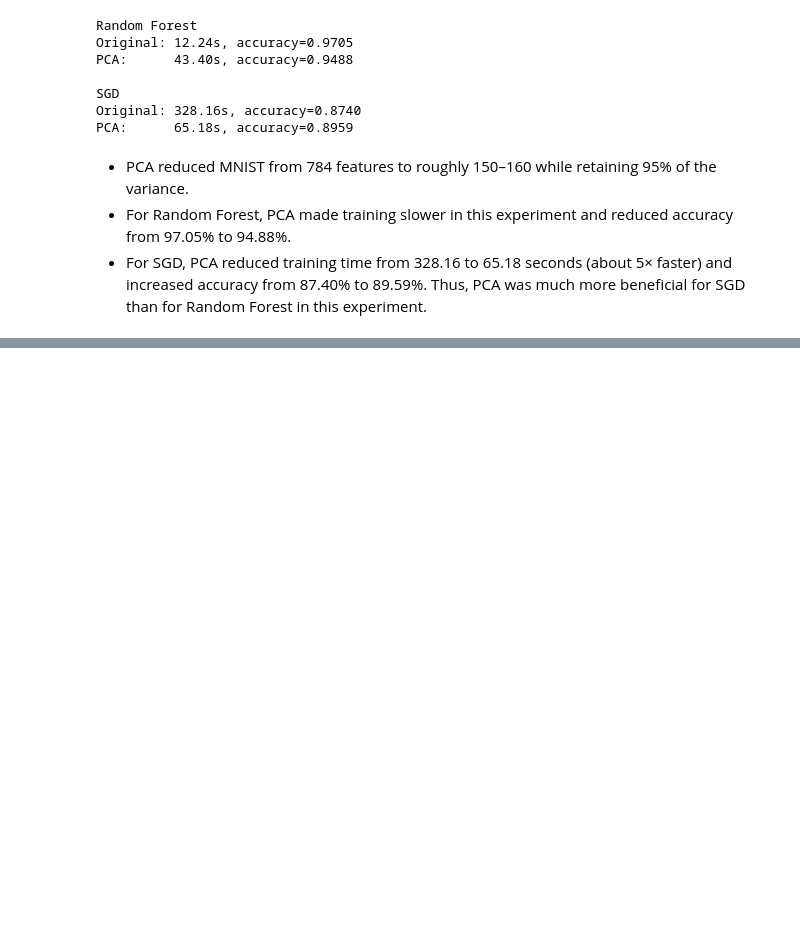
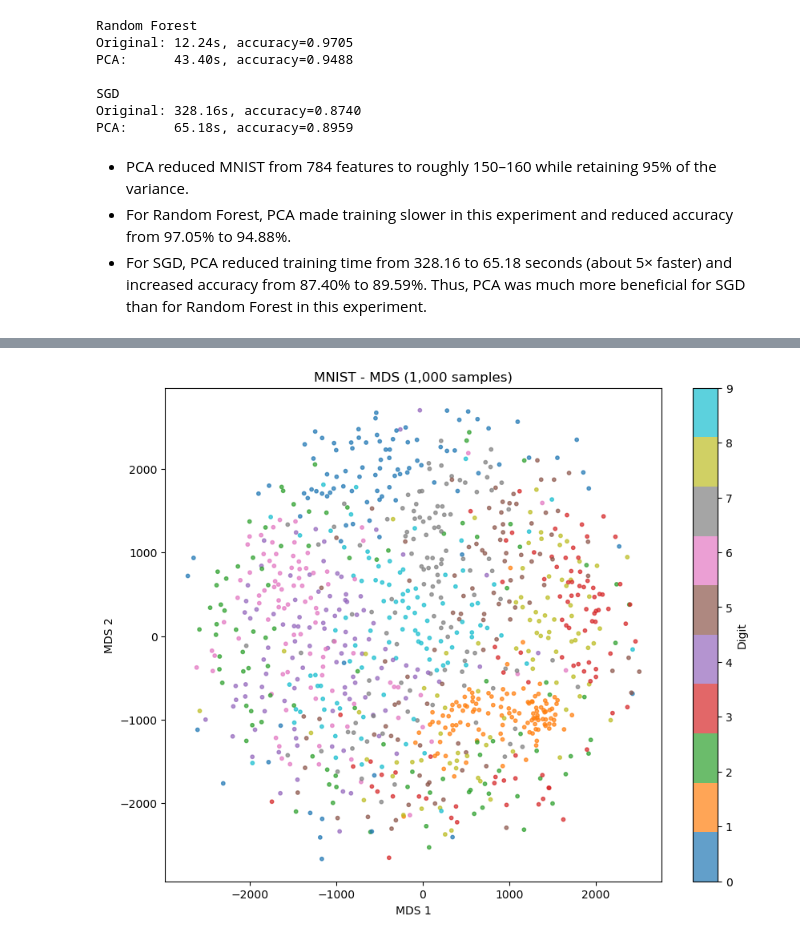
Before and after one commit to sumukha-r/hands-on-machine-learning, a Jupyter notebook: Chapter8-Dimensionality-Reduction.ipynb, the cells around one changed output, grey strips where cells are left out. Cells and saved outputs as stored; diff of their text form; code cells hidden in the pictures; blank space fills up the shorter version.

```diff
--- a/Chapter8-Dimensionality-Reduction.ipynb
+++ b/Chapter8-Dimensionality-Reduction.ipynb
@@ -111,0 +164,16 @@ PCA:      65.18s, accuracy=0.8959
+# %%
+X_mds = X[:1000]
+y_mds = y[:1000]
+
+mds = MDS(n_components=2, random_state=42, n_init=1, normalized_stress="auto")
+X_mds_2d = mds.fit_transform(X_mds)
+
+plt.figure(figsize=(10, 8))
+plt.scatter(X_mds_2d[:, 0], X_mds_2d[:, 1], c=y_mds, cmap="tab10", s=10, alpha=0.7)
+plt.colorbar(ticks=range(10), label="Digit")
+plt.title("MNIST - MDS (1,000 samples)")
+plt.xlabel("MDS 1")
+plt.ylabel("MDS 2")
+plt.show()
+# %% [output]
+[figure, added]
```
Also changed, not shown: parts of 8 cells of this notebook, 1 other file.
